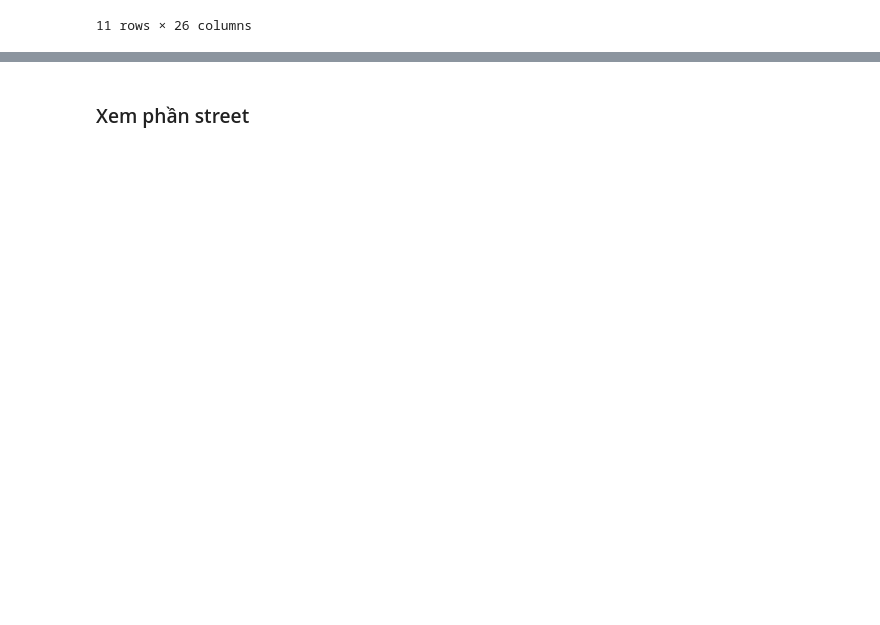
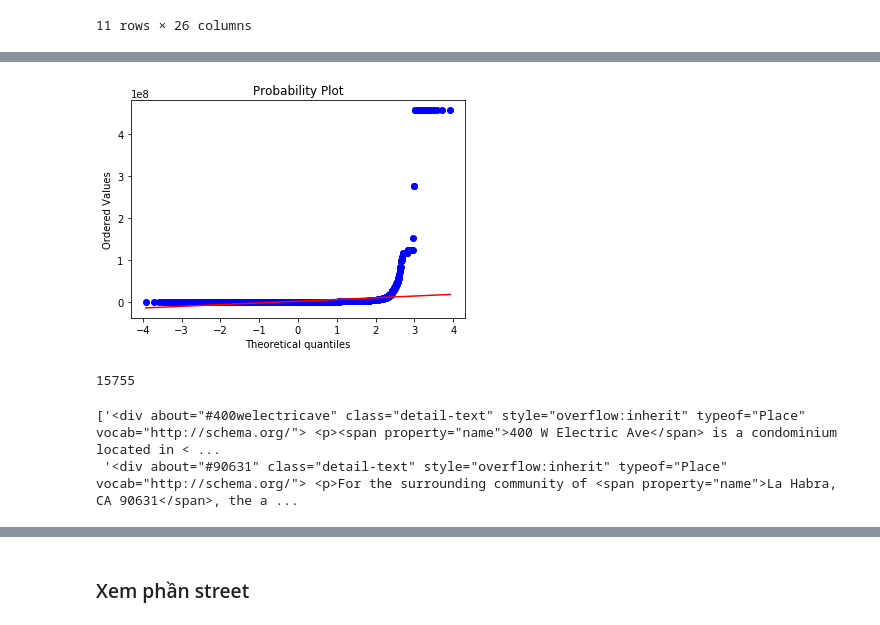
Before and after one commit to dpnam/DS-Final-Project, a Jupyter notebook: real-estate-California/HousePrice_California.ipynb, the cells around one changed output, grey strips where cells are left out. Cells and saved outputs as stored; diff of their text form; code cells hidden in the pictures; blank space fills up the shorter version.

```diff
--- a/real-estate-California/HousePrice_California.ipynb
+++ b/real-estate-California/HousePrice_California.ipynb
@@ -777,0 +799,3 @@ memory usage: 3.1+ MB
+# %%
+data_df = pd.read_csv("data/Orange-County/train-data-2019.csv", sep='\t')
+data_df.head()
@@ -822,2 +845,0 @@ min(data_df["date_sold"].unique())
-# %%
-data_df = data_df.rename(columns={"info_sold_price": "sold_price"})
@@ -837,0 +861,11 @@ Int64Index([13501, 10824, 4174, 8638, 9332], dtype='int64')
+# %%
+fig = plt.figure()
+res = stats.probplot(data_df["info_sold_price"], plot=plt)
+plt.show()
+# %% [output]
+[figure, added]
+# %%
+property_id = set(data_df["info_property_id"].unique())
+len(property_id)
+# %% [output]
+15755
@@ -837,0 +891,6 @@ Int64Index([13501, 10824, 4174, 8638, 9332], dtype='int64')
+# %%
+#details[1099038732]
+details[1099497504]
+# %% [output]
+['<div about="#400welectricave" class="detail-text" style="overflow:inherit" typeof="Place" vocab="http://schema.org/"> <p><span property="name">400 W Electric Ave</span> is a condominium located in < ...
+ '<div about="#90631" class="detail-text" style="overflow:inherit" typeof="Place" vocab="http://schema.org/"> <p>For the surrounding community of <span property="name">La Habra, CA 90631</span>, the a ...
```
Also changed, not shown: parts of 61 cells of this notebook, 2 other files.
